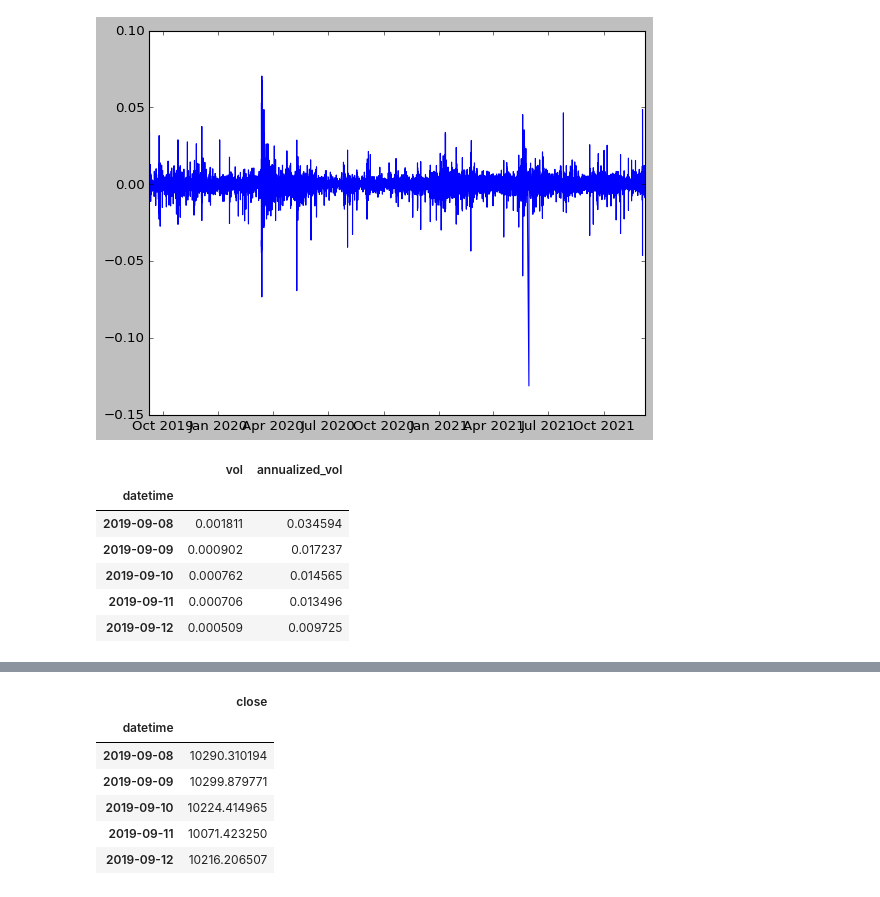
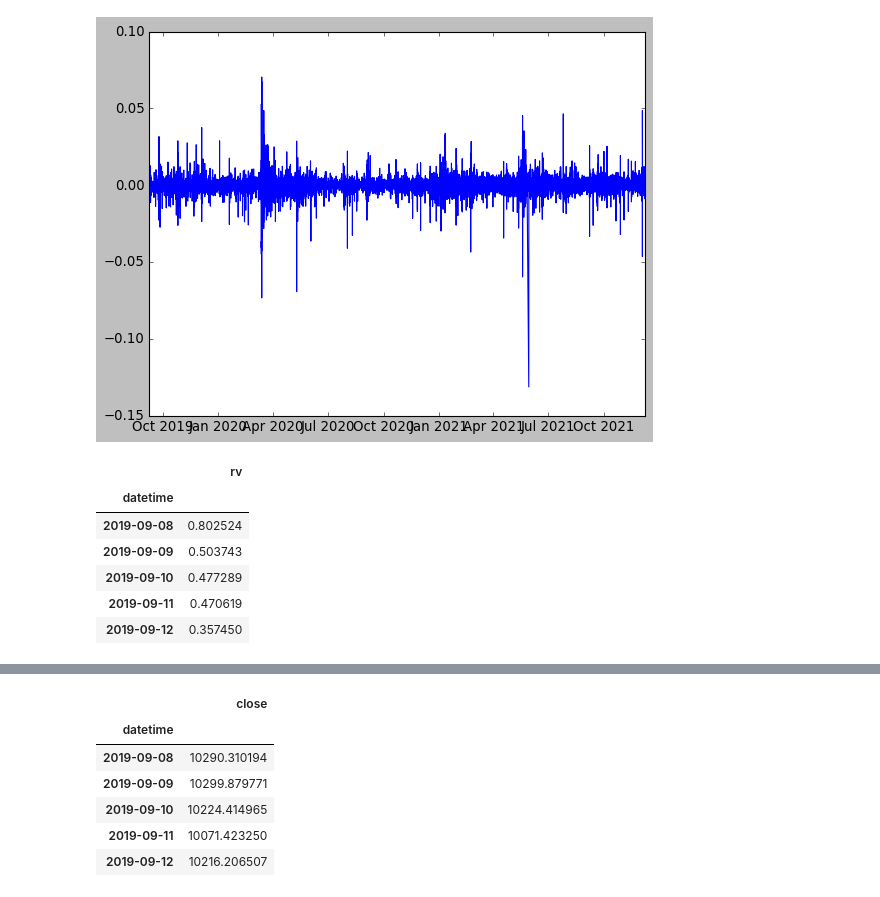
Before and after one commit to wenwkich/vol-study, a Jupyter notebook: bitcoin_historical_vol.ipynb, the cells around one changed output, grey strips where cells are left out. Drawn from its saved outputs; the diff is of its cells as text; code cells hidden in the pictures.

```diff
--- a/bitcoin_historical_vol.ipynb
+++ b/bitcoin_historical_vol.ipynb
@@ -33,5 +33,5 @@ plt.show()
 # %%
-df_1m['close_log_return'] = np.log(df_1m['close']).diff()
+df_1m['return'] = np.log(df_1m['close']).diff()
 df_1m = df_1m.dropna()
 df_1m.head()
 # %% [output]
@@ -41,3 +41,7 @@ df_1m.head()
 | 1178726 | 1567965600000 | 2019-09-08 18:00:00 | BTC/USDT | 10000.0 | 10000.0 | 10000.0 | 10000.0 | 0.000 | 0.0 | 0 | ... |
 | 1178725 | 1567965660000 | 2019-09-08 18:01:00 | BTC/USDT | 10000.0 | 10000.0 | 10000.0 | 10000.0 | 0.000 | 0.0 | 0 | ... |
 | 1178724 | 1567965720000 | 2019-09-08 18:02:00 | BTC/USDT | 10000.0 | 10000.0 | 10000.0 | 10000.0 | 0.000 | 0.0 | 0 | ... |
+# %%
+df_1m['real_var'] = np.square(df_1m['return']).rolling(60).sum() * (60/61) * ((365*1440)/60)
+df_1m['rv'] = np.sqrt(df_1m['real_var'])
+df_1m
@@ -44,21 +62,19 @@ df_1m.head()
 # %%
-plt.plot(df_1m['datetime'], df_1m['close_log_return'])
+plt.plot(df_1m['datetime'], df_1m['return'])
 plt.show()
 # %% [output]
-[figure, old version]
+[figure, new version]
 # %%
-df_vol = (df_1m[['datetime', 'close_log_return']].set_index('datetime')
+df_vol = (df_1m[['datetime', 'rv']].set_index('datetime')
                                     .groupby(pd.Grouper(freq='d'))
-                                    .std()
+                                    .mean()
                                     .dropna())
-df_vol = df_vol.rename({'close_log_return': 'vol',}, axis='columns')
-df_vol['annualized_vol'] = df_vol['vol'] * np.sqrt(365)
 df_vol.head()
 # %% [output]
-|  | vol | annualized_vol |
-| datetime |  |  |
-| 2019-09-08 | 0.001811 | 0.034594 |
-| 2019-09-09 | 0.000902 | 0.017237 |
-| 2019-09-10 | 0.000762 | 0.014565 |
-| 2019-09-11 | 0.000706 | 0.013496 |
-| 2019-09-12 | 0.000509 | 0.009725 |
+|  | rv |
+| datetime |  |
+| 2019-09-08 | 0.802524 |
+| 2019-09-09 | 0.503743 |
+| 2019-09-10 | 0.477289 |
+| 2019-09-11 | 0.470619 |
+| 2019-09-12 | 0.357450 |
```
Also changed, not shown: parts of 5 cells of this notebook, 5 other files.
